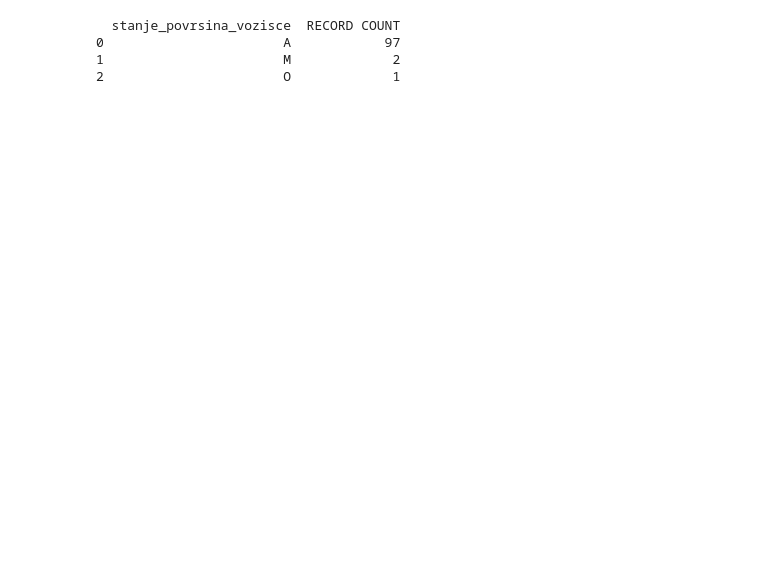
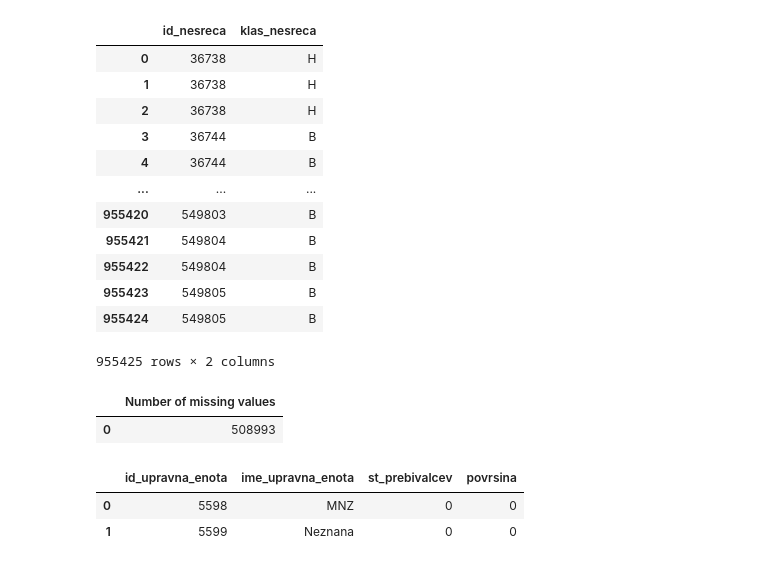
Before and after one commit to jasonachkar/COMP333_A1, a Jupyter notebook: Assignment1.ipynb, the cells around one changed output. Cells and saved outputs as stored; diff of their text form; code cells hidden in the pictures; blank space fills up the shorter version.

```diff
--- a/Assignment1.ipynb
+++ b/Assignment1.ipynb
@@ -25,11 +25,41 @@ pd.set_option('display.max_rows', 99999999)
 # %%
-##Q1 ##print ( dataFrame_nesreca.join(dataFrame_oseba, how='left',lsuffix='_nesreca',rsuffix='_oseba')  )
-##Q2 ##print(dataFrame_nesreca["stacionazna_ali_hisna_st"].isnull().sum())
-##Q3 ##print(dataFrame_upravna_enota[dataFrame_upravna_enota['st_prebivalcev']=="0"])
-##Q4 ##print(dataFrame_oseba[dataFrame_oseba['vozniski_staz_LL']=="1"])
-print(dataFrame_nesreca.groupby("stanje_povrsina_vozisce").size().reset_index(name='RECORD COUNT'))
+import pandasql as ps
+##Q1 dataFrame_nesreca.join(dataFrame_oseba, how='left',lsuffix='_nesreca',rsuffix='_oseba')
+##Q2 dataFrame_nesreca["stacionazna_ali_hisna_st"].isnull().sum()
+##Q3 dataFrame_upravna_enota[dataFrame_upravna_enota['st_prebivalcev']==0]
+##Q4 dataFrame_oseba[dataFrame_oseba['vozniski_staz_LL']==1]
+##Q5 dataFrame_nesreca.groupby("stanje_povrsina_vozisce").size().reset_index(name='RECORD COUNT')
+##nesreca_grouped_python = dataFrame_nesreca.groupby('stanje_povrsina_vozisce').size().reset_index(name='RECORD COUNT')
+##nesreca_grouped_python
+##dataFrame_nesreca
+QUERY1="""SELECT dataFrame_nesreca.id_nesreca, dataFrame_nesreca.klas_nesreca FROM dataFrame_nesreca
+          LEFT JOIN dataFrame_oseba
+          ON dataFrame_nesreca.id_nesreca = dataFrame_oseba.id_nesreca;"""
+ps.sqldf(QUERY1, locals())
 # %% [output]
+|  | id_nesreca | klas_nesreca |
+| 0 | 36738 | H |
+| 1 | 36738 | H |
+| 2 | 36738 | H |
+| 3 | 36744 | B |
+| 4 | 36744 | B |
+| ... | ... | ... |
+| 955420 | 549803 | B |
+| 955421 | 549804 | B |
+| 955422 | 549804 | B |
+| 955423 | 549805 | B |
+| 955424 | 549805 | B |
-  stanje_povrsina_vozisce  RECORD COUNT
-0                       A            97
-1                       M             2
-2                       O             1
+955425 rows × 2 columns
+# %%
+QUERY2 = """ SELECT COUNT(stacionazna_ali_hisna_st IS NULL) as "Number of missing values" FROM dataFrame_nesreca; """
+ps.sqldf(QUERY2, locals())
+# %% [output]
+|  | Number of missing values |
+| 0 | 508993 |
+# %%
+QUERY3 = """ SELECT * FROM dataFrame_upravna_enota WHERE st_prebivalcev = 0; """
+ps.sqldf(QUERY3, locals())
+# %% [output]
+|  | id_upravna_enota | ime_upravna_enota | st_prebivalcev | povrsina |
+| 0 | 5598 | MNZ | 0 | 0 |
+| 1 | 5599 | Neznana | 0 | 0 |
```
Also changed, not shown: parts of 8 cells of this notebook.
